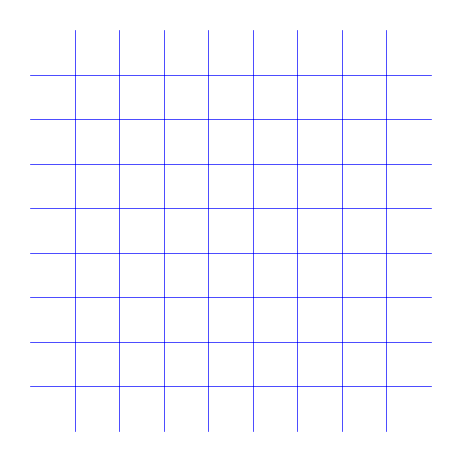
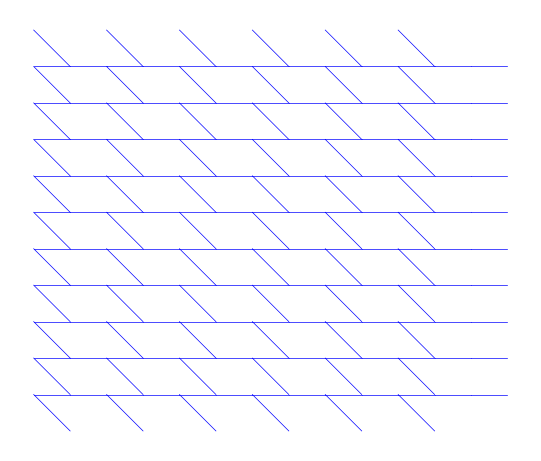
The change to this notebook cell's code, shown as a diff; its figure went from the first image to the second:
--- before
+++ after
@@ -1,6 +1,10 @@
-pair_x, pair_y, dual_lattice_x, dual_lattice_y, num_pair = illu.SquareLatticeEdge(width=8, 
-                                                                                  height=8, 
+pair_x, pair_y, dual_lattice_x, dual_lattice_y, num_pair = illu.SquareLatticeEdge(width=12, 
+                                                                                  height=10, 
                                                                                   latconst=1, 
-                                                                                  vertical_length=1)
+                                                                                  vertical_length=1,
+                                                                                  diagonal=True,
+                                                                                  diagonal_direction='left',
+                                                                                  brickwall=True
+                                                                                  )
 
 plt.figure()
@@ -10,3 +14,6 @@
 plt.gca().set_axis_off()
 plt.tight_layout()
+
+# plt.scatter(dual_lattice_x, dual_lattice_y) # plot dual lattice sites
+
 plt.savefig('example.svg', format='svg')

Commit: modify